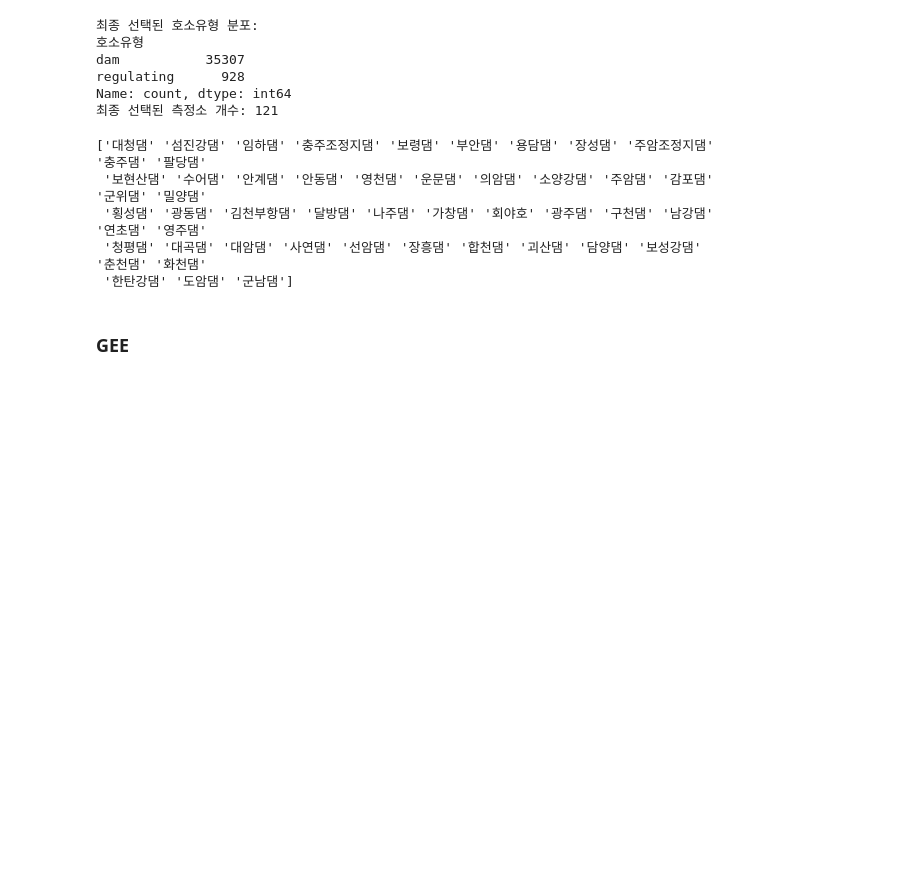
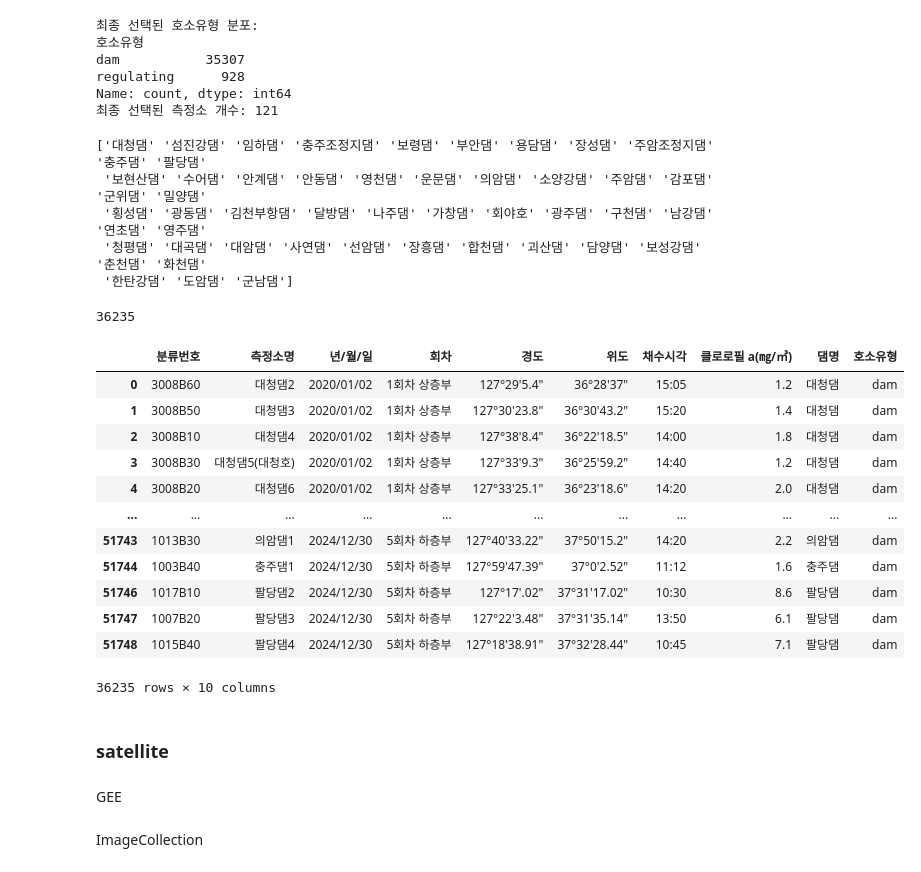
Before and after one commit to hyoseoning/reservoir-chla-prediction, a Jupyter notebook: reservoir/hoso_2D_matching.ipynb, the cells around one changed output. Drawn from its saved outputs; the diff is of its cells as text; code cells hidden in the pictures; blank space fills up the shorter version.

```diff
--- a/reservoir/hoso_2D_matching.ipynb
+++ b/reservoir/hoso_2D_matching.ipynb
@@ -314,8 +315,28 @@ print(dam_list)
  '횡성댐' '광동댐' '김천부항댐' '달방댐' '나주댐' '가창댐' '회야호' '광주댐' '구천댐' '남강댐' '연초댐' '영주댐'
  '청평댐' '대곡댐' '대암댐' '사연댐' '선암댐' '장흥댐' '합천댐' '괴산댐' '담양댐' '보성강댐' '춘천댐' '화천댐'
  '한탄강댐' '도암댐' '군남댐']
+# %%
+print(len(total_df))
+total_df
+# %% [output]
+36235
+|  | 분류번호 | 측정소명 | 년/월/일 | 회차 | 경도 | 위도 | 채수시각 | 클로로필 a(㎎/㎥) | 댐명 | 호소유형 |
+| 0 | 3008B60 | 대청댐2 | 2020/01/02 | 1회차 상층부 | 127°29'5.4" | 36°28'37" | 15:05 | 1.2 | 대청댐 | dam |
+| 1 | 3008B50 | 대청댐3 | 2020/01/02 | 1회차 상층부 | 127°30'23.8" | 36°30'43.2" | 15:20 | 1.4 | 대청댐 | dam |
+| 2 | 3008B10 | 대청댐4 | 2020/01/02 | 1회차 상층부 | 127°38'8.4" | 36°22'18.5" | 14:00 | 1.8 | 대청댐 | dam |
+| 3 | 3008B30 | 대청댐5(대청호) | 2020/01/02 | 1회차 상층부 | 127°33'9.3" | 36°25'59.2" | 14:40 | 1.2 | 대청댐 | dam |
+| 4 | 3008B20 | 대청댐6 | 2020/01/02 | 1회차 상층부 | 127°33'25.1" | 36°23'18.6" | 14:20 | 2.0 | 대청댐 | dam |
+| ... | ... | ... | ... | ... | ... | ... | ... | ... | ... | ... |
+| 51743 | 1013B30 | 의암댐1 | 2024/12/30 | 5회차 하층부 | 127°40'33.22" | 37°50'15.2" | 14:20 | 2.2 | 의암댐 | dam |
+| 51744 | 1003B40 | 충주댐1 | 2024/12/30 | 5회차 하층부 | 127°59'47.39" | 37°0'2.52" | 11:12 | 1.6 | 충주댐 | dam |
+| 51746 | 1017B10 | 팔당댐2 | 2024/12/30 | 5회차 하층부 | 127°17'.02" | 37°31'17.02" | 10:30 | 8.6 | 팔당댐 | dam |
+| 51747 | 1007B20 | 팔당댐3 | 2024/12/30 | 5회차 하층부 | 127°22'3.48" | 37°31'35.14" | 13:50 | 6.1 | 팔당댐 | dam |
+| 51748 | 1015B40 | 팔당댐4 | 2024/12/30 | 5회차 하층부 | 127°18'38.91" | 37°32'28.44" | 10:45 | 7.1 | 팔당댐 | dam |
+36235 rows × 10 columns
 # %% [markdown]
-### GEE
+### satellite
+# %% [markdown]
+GEE
 # %%
 # 서버 사용 시 직접 터미널로 인증 진행
 
@@ -329,3 +350,5 @@ print(dam_list)
 ee.Authenticate()
 
 ee.Initialize()
+# %% [markdown]
+ImageCollection
```
Also changed, not shown: parts of 34 cells of this notebook.
